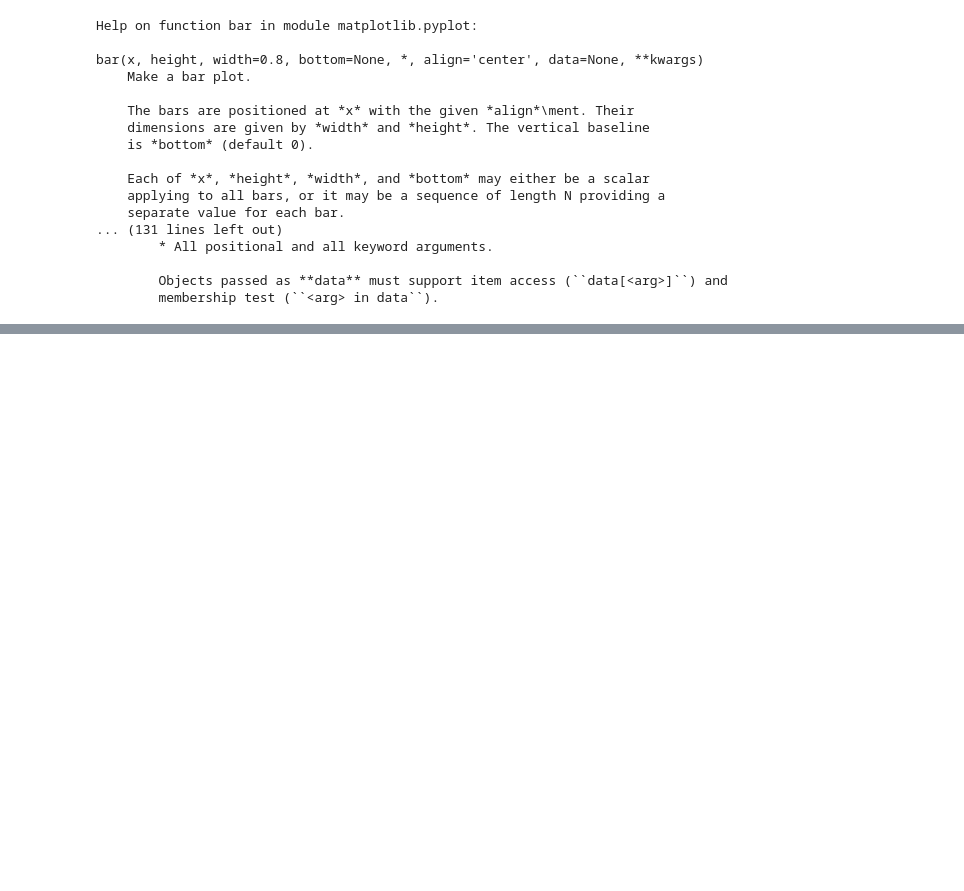
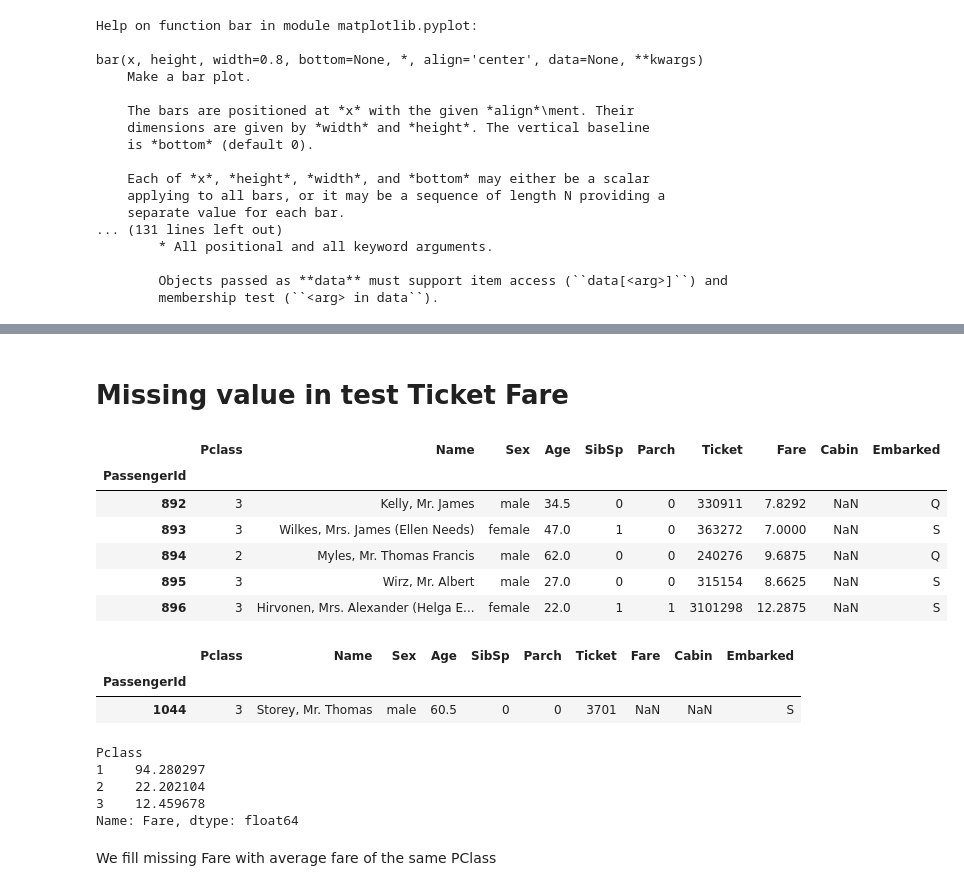
Before and after one commit to muye-wang/Titanic-Tutorial, a Jupyter notebook: Data_Explore.ipynb, the cells around one changed output, grey strips where cells are left out. Saved outputs shown, nothing was run; the diff lists cells and outputs as text; code cells hidden in the pictures; blank space fills up the shorter version.

```diff
--- a/Data_Explore.ipynb
+++ b/Data_Explore.ipynb
@@ -178,0 +375,28 @@ bar(x, height, width=0.8, bottom=None, *, align='center', data=None, **kwargs)
+# %% [markdown]
+# Missing value in test Ticket Fare
+# %%
+test.head()
+# %% [output]
+|  | Pclass | Name | Sex | Age | SibSp | Parch | Ticket | Fare | Cabin | Embarked |
+| PassengerId |  |  |  |  |  |  |  |  |  |  |
+| 892 | 3 | Kelly, Mr. James | male | 34.5 | 0 | 0 | 330911 | 7.8292 | NaN | Q |
+| 893 | 3 | Wilkes, Mrs. James (Ellen Needs) | female | 47.0 | 1 | 0 | 363272 | 7.0000 | NaN | S |
+| 894 | 2 | Myles, Mr. Thomas Francis | male | 62.0 | 0 | 0 | 240276 | 9.6875 | NaN | Q |
+| 895 | 3 | Wirz, Mr. Albert | male | 27.0 | 0 | 0 | 315154 | 8.6625 | NaN | S |
+| 896 | 3 | Hirvonen, Mrs. Alexander (Helga E... | female | 22.0 | 1 | 1 | 3101298 | 12.2875 | NaN | S |
+# %%
+test[test['Fare'].isna()]
+# %% [output]
+|  | Pclass | Name | Sex | Age | SibSp | Parch | Ticket | Fare | Cabin | Embarked |
+| PassengerId |  |  |  |  |  |  |  |  |  |  |
+| 1044 | 3 | Storey, Mr. Thomas | male | 60.5 | 0 | 0 | 3701 | NaN | NaN | S |
+# %%
+test.groupby('Pclass')['Fare'].mean()
+# %% [output]
+Pclass
+1    94.280297
+2    22.202104
+3    12.459678
+Name: Fare, dtype: float64
+# %% [markdown]
+We fill missing Fare with average fare of the same PClass
```
Also changed, not shown: parts of 44 cells of this notebook, 1 other file.
